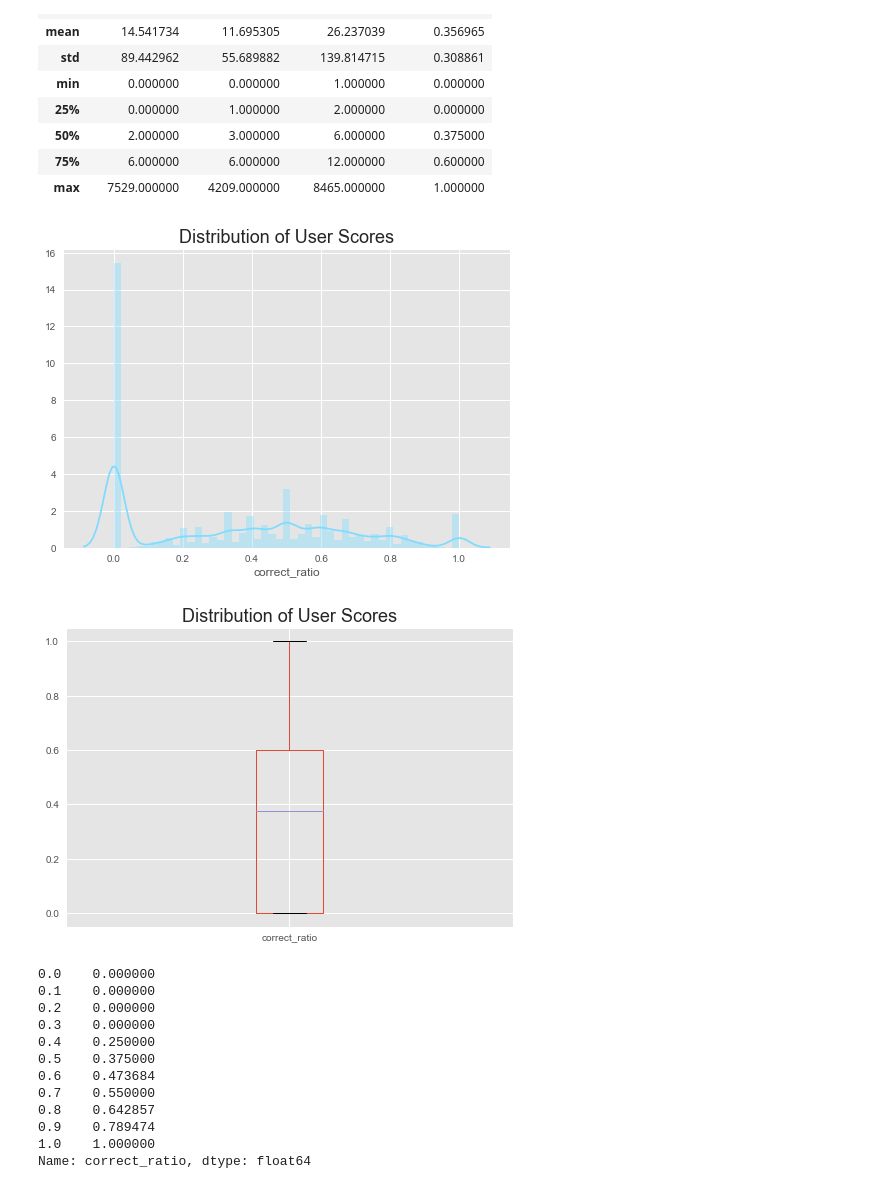
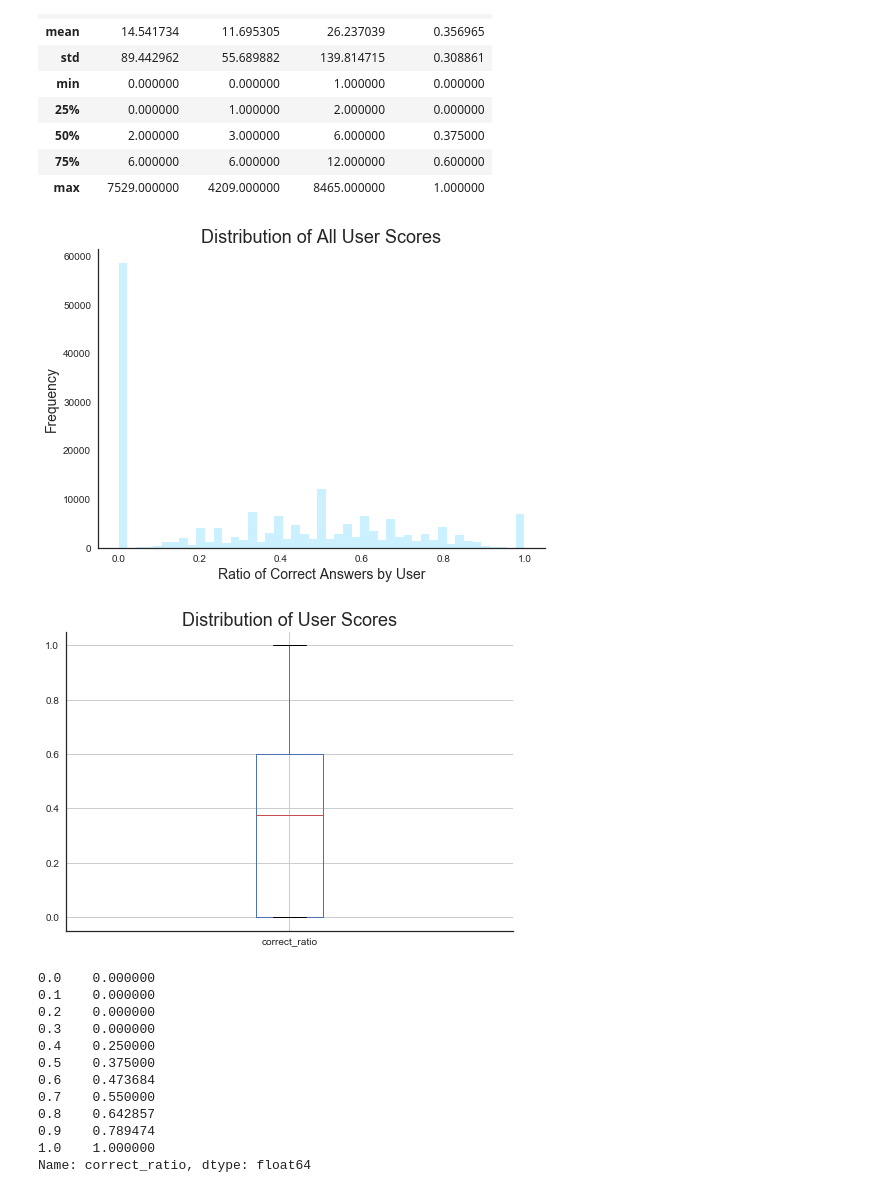
Before and after one commit to oserttas-math/predicting_assessment_mastery, a Jupyter notebook: notebooks/initial_data_exploration.ipynb, the cells around one changed output. Saved outputs shown, nothing was run; the diff lists cells and outputs as text; code cells hidden in the pictures.

Commit message:
Add labels to all plots.

```diff
--- a/notebooks/initial_data_exploration.ipynb
+++ b/notebooks/initial_data_exploration.ipynb
@@ -805,6 +805,9 @@ Name: outcome, dtype: int64
 
 0 is the value for **incorrect**: 2,085,764
 # %%
+# Set the plot style:
+sns.set_style('whitegrid')
+
 # Create bar plot for outcome distribution:
 sns.countplot(data=df, x='outcome', color='grey');
 
@@ -812,9 +815,12 @@ sns.countplot(data=df, x='outcome', color='grey');
 plt.xticks(np.arange(2), ('Incorrect', 'Correct'), fontsize=14)
 
 # Create axis labels and the title:
-plt.xlabel('Outcome')
+plt.xlabel('')
 plt.ylabel('Number of Questions', fontsize=14)
-plt.title('Questions Per Outcome', fontsize=18)
+plt.title('Questions per Outcome', fontsize=18)
+
+# Minimize the plot frame:
+sns.despine()
 
 # Display the plot:
 plt.show()
@@ -953,20 +959,16 @@ Name: user_id, dtype: int64
 | 3 | 6543 |
 | 4 | 6539 |
 # %%
-# Set the plot style:
-plt.style.use('ggplot')
-
 # Create questions_per_user scatter plot:
 plt.scatter(questions_per_user.index, questions_per_user.question_count, color='#7fdbff')
 
-# Create the title of the plot:
-plt.title('Number of Questions Per User', fontsize=18)
+# Create the labels and title of the plot:
+plt.xlabel('Users', fontsize=14)
+plt.ylabel('Number of Questions', fontsize=14)
+plt.title('Number of Questions per User', fontsize=18)
 
-# Set each axis scale and limits:
-# plt.yscale('log')
-# plt.xscale('log')
-# plt.xlim(0,5000)
-# plt.ylim(25,150)
+# Minimize the plot frame:
+sns.despine()
 
 # Save and display the plot:
 plt.savefig('../reports/figures/initial_data_exploration/questions_per_user.png')
@@ -1003,17 +1005,25 @@ df_user_id_score.describe()
 | 75% | 6.000000 | 6.000000 | 12.000000 | 0.600000 |
 | max | 7529.000000 | 4209.000000 | 8465.000000 | 1.000000 |
 # %%
+# Set the plot style:
+sns.set_style('white')
+
 # Create a distribution plot of user scores (correct ratio)
-sns.distplot(df_user_id_score.correct_ratio, color='#7fdbff')
+sns.distplot(df_user_id_score.correct_ratio, kde=False, color='#7fdbff')
 
-# Create a title:
-plt.title('Distribution of User Scores', fontsize=18)
+# Create the labels and title of the plot:
+plt.xlabel('Ratio of Correct Answers by User', fontsize=14)
+plt.ylabel('Frequency', fontsize=14)
+plt.title('Distribution of All User Scores', fontsize=18)
+
+# Minimize the plot frame:
+sns.despine()
 
 # Save and display the plot:
 plt.savefig('../reports/figures/initial_data_exploration/dist_user_scores.png')
 plt.show()
 # %% [output]
-[figure, old version]
+[figure, new version]
 # %%
 # Create a box plot of the user scores:
 df_user_id_score.boxplot(column='correct_ratio')
@@ -1021,10 +1031,13 @@ df_user_id_score.boxplot(column='correct_ratio')
 # Create a title:
 plt.title('Distribution of User Scores', fontsize=18)
 
+# Minimize the plot frame:
+sns.despine()
+
 # Display the plot:
 plt.show()
 # %% [output]
-[figure, old version]
+[figure, new version]
 # %%
 # Inspect distribution of score percentiles:
 df_user_id_score['correct_ratio'].quantile([0, 0.1, 0.2, 0.3, 0.4, 0.5, 0.6, 0.7, 0.8, 0.9, 1])
```
Also changed, not shown: parts of 17 cells of this notebook, 7 other files.
